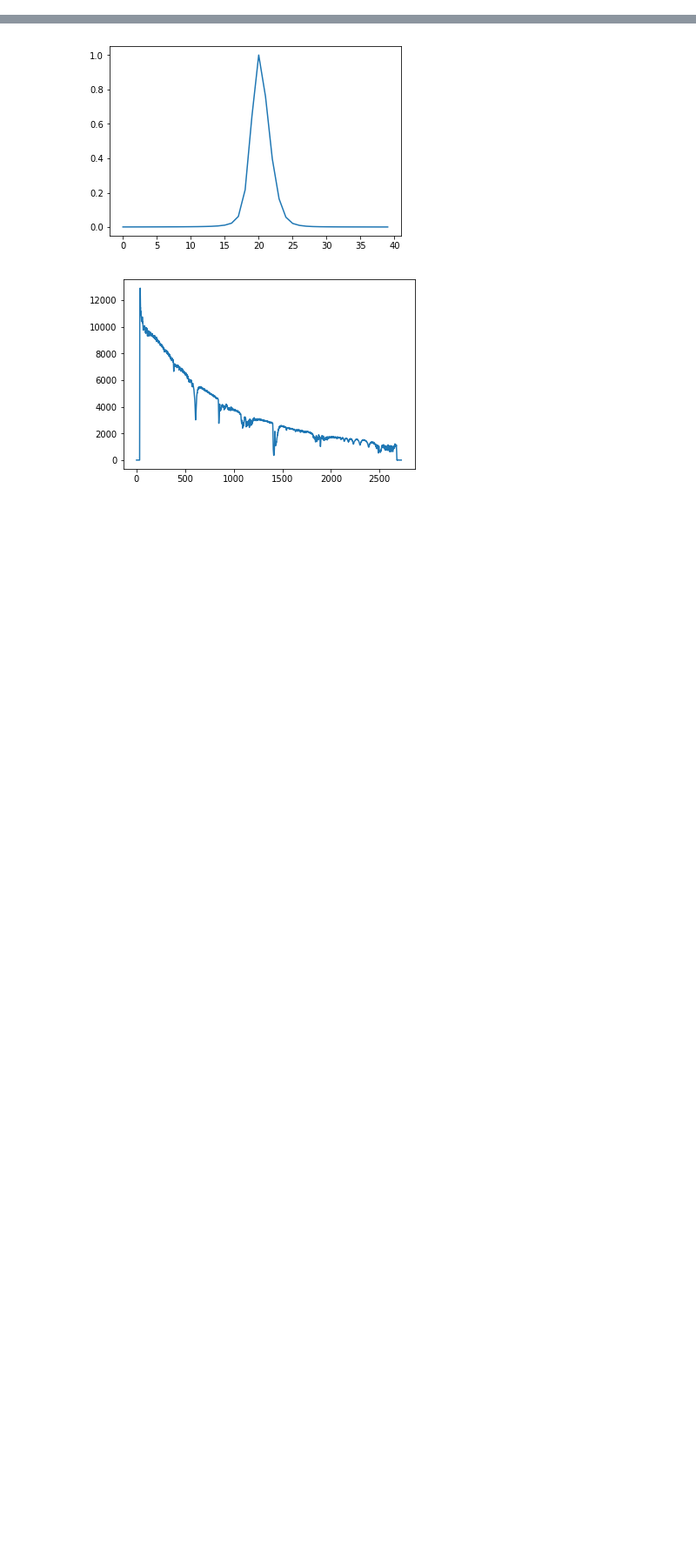
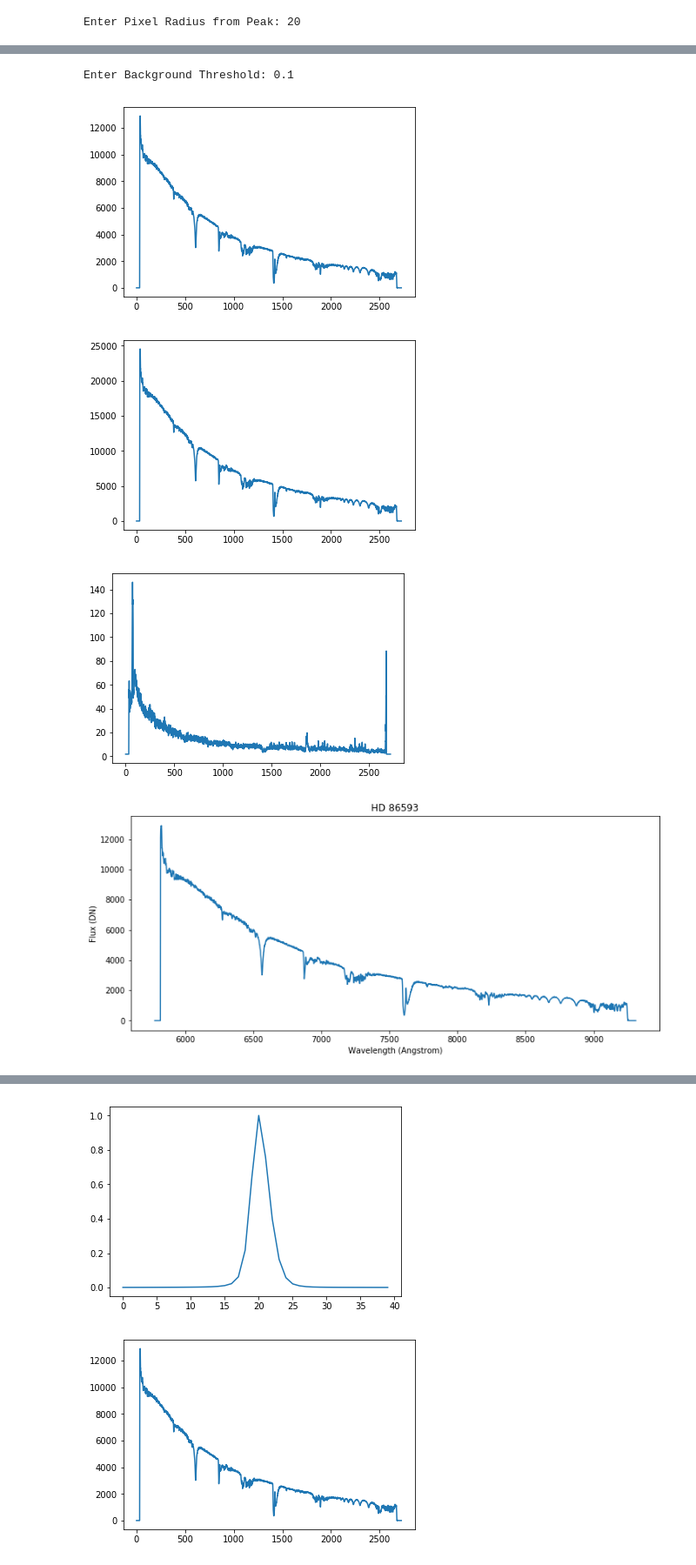
Before and after one commit to rtlow/CHARM-KASTr, a Jupyter notebook: jupyter/1077 Reduction.ipynb, the cells around one changed output, grey strips where cells are left out. Shown: that part at 87% size. Saved outputs shown, nothing was run; the diff lists cells and outputs as text; code cells hidden in the pictures; blank space fills up the shorter version.

```diff
--- a/jupyter/1077 Reduction.ipynb
+++ b/jupyter/1077 Reduction.ipynb
@@ -59,8 +41,9 @@ image_mask = create_mask(bias_subtracted_flat, median_biasframe)
 
 norm_flat = normalize_flat(bias_subtracted_flat, image_mask)
 # %%
-tpath0 = '/home/ryan/projects/KASTr_data/raw/data-2019-03-31-shane-Adam.Burgasser/red/1077/telluric/r1080.fits'
-
-tfile0 = fits.open(tpath0)
-
-tslcs0, tvarslcs0, tpolymod0, tpolyfit0, tprof0 = reduce_standard_first_stage(tfile0, median_biasframe, norm_flat, image_mask, 20)
+tpath = '/home/ryan/projects/KASTr_data/raw/data-2019-03-31-shane-Adam.Burgasser/red/1077/telluric/r1080.fits'
+outpath = '/home/ryan/projects/data_prods/1077/'
+objname = 'HD 86593'
+standard_reducer(tpath, outpath, objname, median_biasframe, norm_flat, image_mask)
+# %% [output]
+Enter Pixel Radius from Peak: 20
@@ -66,0 +51,5 @@ tslcs0, tvarslcs0, tpolymod0, tpolyfit0, tprof0 = reduce_standard_first_stage(tf
+Enter Background Threshold: 0.1
+[figure, added]
+[figure, added]
+[figure, added]
+[figure, added]
```
Also changed, not shown: parts of 8 cells of this notebook, 3 other files.
